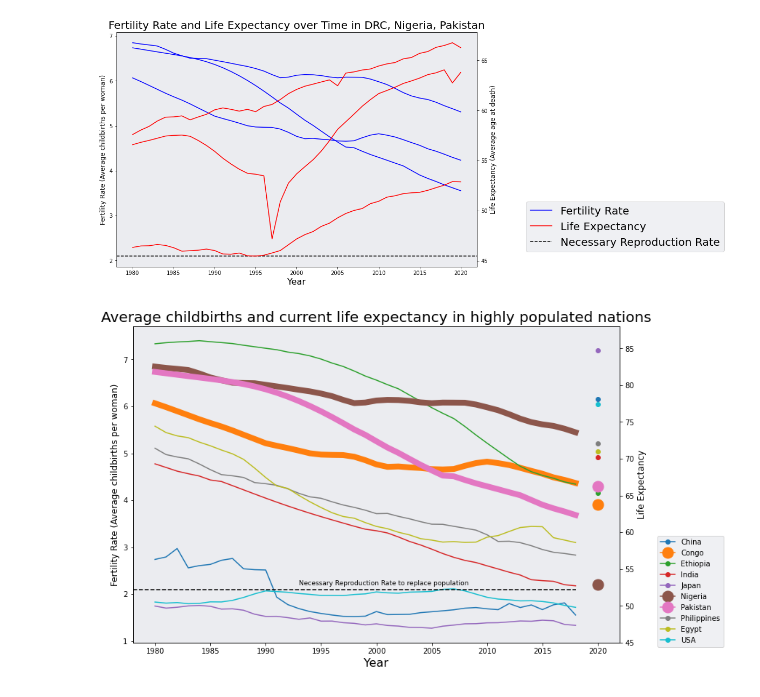
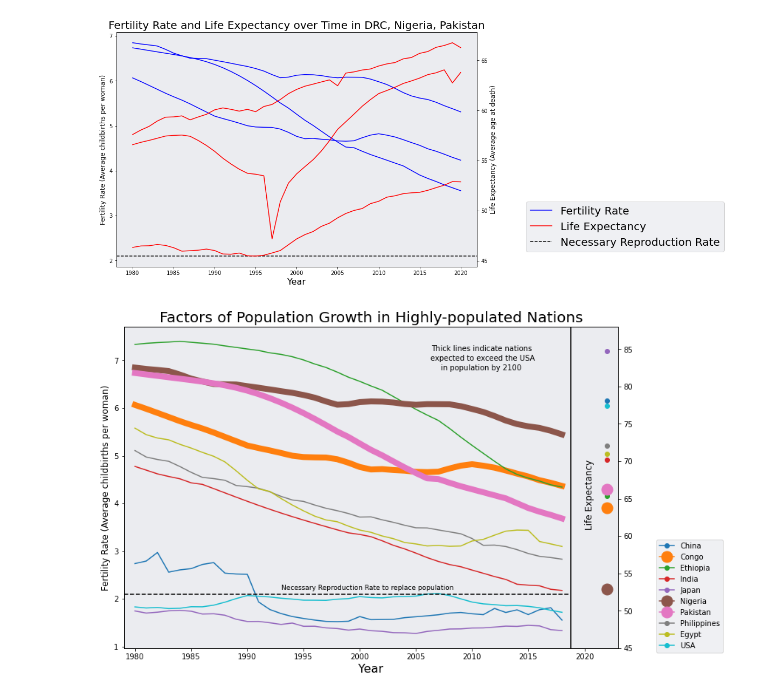
Before and after one commit to adamiser/WebScraping, a Jupyter notebook: eda.ipynb, the cells around one changed output. Cells and saved outputs as stored; diff of their text form; code cells hidden in the pictures.

```diff
--- a/eda.ipynb
+++ b/eda.ipynb
@@ -186,35 +186,42 @@ for country in countries:
     y = df2018[df2018['location'] == country]['Fertility_rate']
     if country in ['Congo', 'Nigeria', 'Pakistan']:
         ax.plot(x, y, linewidth = 8)
         continue
     ax.plot(x, y)
 
 ax2 = ax.twinx()
 
 for country in countries:
-    x = df2020[df2020['location'] == country]['timeLabel']
     y = df2020[df2020['location'] == country]['Life_expectancy']
+    x = [2022] * len(y)
     if country in ['Congo', 'Nigeria', 'Pakistan']:
         ax2.plot(x, y, markersize = 15, marker = "o")
         continue
     ax2.plot(x, y, marker = "o")
 
 ax.annotate('Necessary Reproduction Rate to replace population', xy=(2000, 2.1), xytext=(1993, 2.2), fontsize=9)
 
-plt.title('Average childbirths and current life expectancy in highly populated nations', size = 20)
+ax.text(2006.4, 7.2, 'Thick lines indicate nations')
+ax.text(2006.3, 7, 'expected to exceed the USA')
+ax.text(2007.2, 6.8, 'in population by 2100')
+
+ax.text(2020, 3.5, 'Life Expectancy', rotation = 90, fontsize = 12)
+
+plt.title('Factors of Population Growth in Highly-populated Nations', size = 20)
 ax.set_xlabel('Year', size = 16)
 ax.set_ylabel('Fertility Rate (Average childbirths per woman)', size = 12)
-ax2.set_ylabel('Life Expectancy', size = 12)
 ax2.set_ylim([45, 88])
+ax.set_xlim([1979, 2023])
 
-ax.axhline(y = 2.1, xmax = 0.91, color = 'black', linestyle = '--')
+ax.axhline(y = 2.1, xmax = 0.9, color = 'black', linestyle = '--')
+ax.axvline(x = 2018.8, color = 'black', linestyle = '-')
 
 plt.legend(['China', 'Congo', 'Ethiopia', 'India', 'Japan', 'Nigeria',
        'Pakistan', 'Philippines', 'Egypt', 'USA'],
            bbox_to_anchor = (1.22, 0.35),
            facecolor = '#EBECF0')
 
 plt.savefig('datastory.png', bbox_inches = 'tight', pad_inches = 0.3,
             edgecolor = 'white', facecolor = 'white')
 # %% [output]
-[figure, old version]
+[figure, new version]
```
Also changed, not shown: parts of 1 cell of this notebook.
